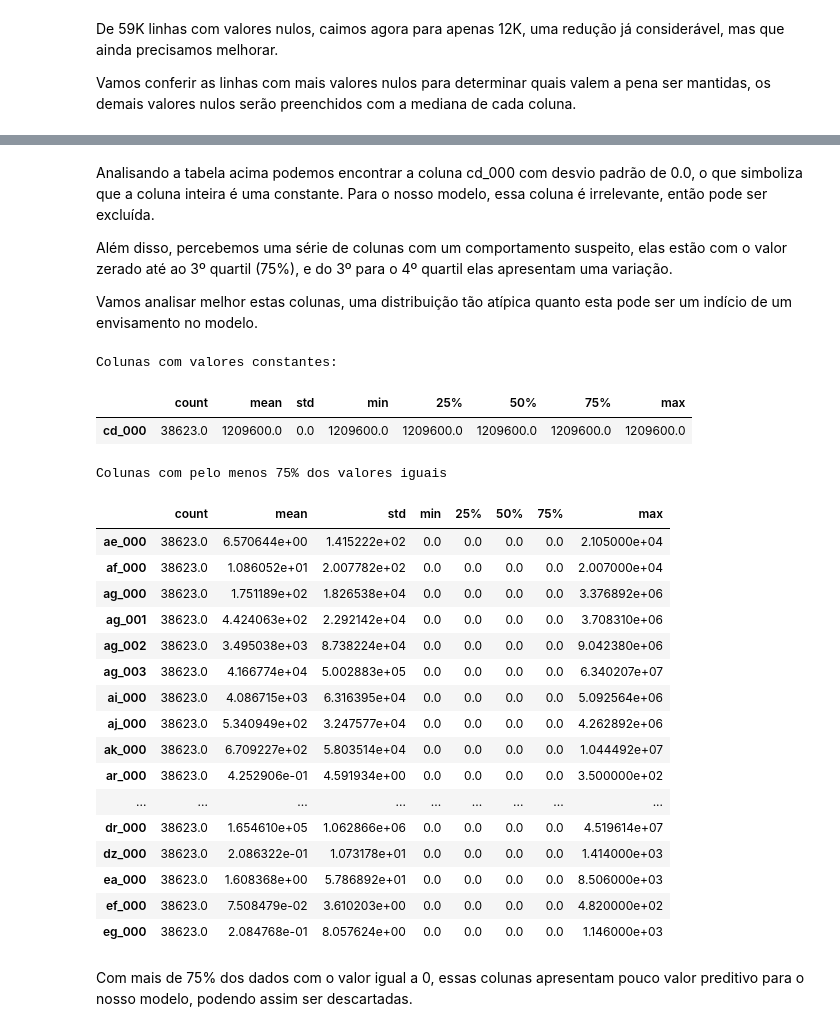
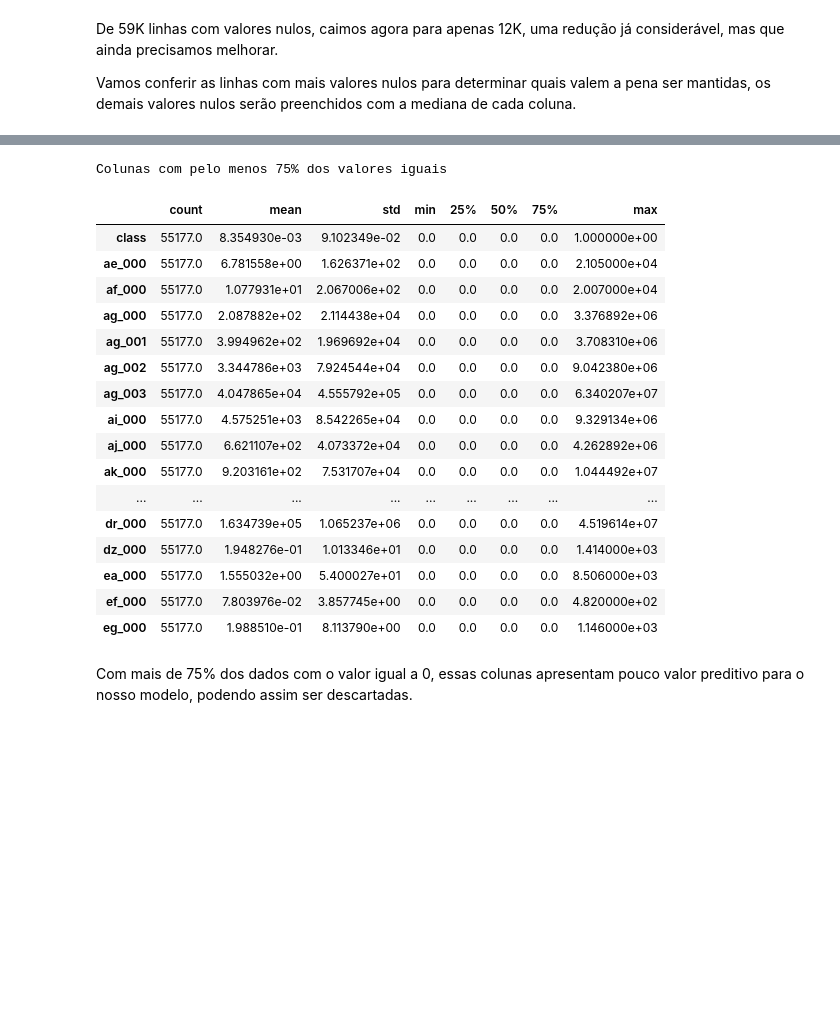
Before and after one commit to gasp37/manutencao-caminhoes, a Jupyter notebook: notebooks/projeto-manutencao-caminhoes.ipynb, the cells around one changed output, grey strips where cells are left out. Cells and saved outputs as stored; diff of their text form; code cells hidden in the pictures; blank space fills up the shorter version.

Commit message:
Modelos treinados

```diff
--- a/notebooks/projeto-manutencao-caminhoes.ipynb
+++ b/notebooks/projeto-manutencao-caminhoes.ipynb
@@ -227,6 +153,0 @@ X_previous_years_train, X_previous_years_validation, y_previous_years_train, y_p
-# %%
-imputer = SimpleImputer(missing_values=np.nan, strategy='median')
-imputer.fit(X_previous_years_train.iloc[:,:])
-X_previous_years_train.iloc[:,:] = imputer.transform(X_previous_years_train.iloc[:,:])
-
-df_previous_years_treated.head(15)
@@ -259,0 +161,2 @@ X_previous_years_validation = impute_missing_values(X_previous_years_validation)
+# %%
+df_previous_years_treated.iloc[:,1:] = impute_missing_values(df_previous_years_treated.iloc[:,1:])
@@ -272,39 +199,26 @@ X_previous_years_train.describe()
-# %% [markdown]
-Analisando a tabela acima podemos encontrar a coluna cd_000 com desvio padrão de 0.0, o que simboliza que a coluna inteira é uma constante. Para o nosso modelo, essa coluna é irrelevante, então pode ser excluída.
-
-Além disso, percebemos uma série de colunas com um comportamento suspeito, elas estão com o valor zerado até ao 3º quartil (75%), e do 3º para o 4º quartil elas apresentam uma variação.
-
-Vamos analisar melhor estas colunas, uma distribuição tão atípica quanto esta pode ser um indício de um envisamento no modelo.
 # %%
-columns_description = X_previous_years_train.describe().transpose()
-print('Colunas com valores constantes:')
-columns_description[columns_description['std']==0.0]
+columns_description = df_previous_years_treated.describe().transpose()
+print('Colunas com pelo menos 75% dos valores iguais')
+columns_description[columns_description['min']==columns_description['75%']]
 # %% [output]
-Colunas com valores constantes:
+Colunas com pelo menos 75% dos valores iguais
 |  | count | mean | std | min | 25% | 50% | 75% | max |
-| cd_000 | 38623.0 | 1209600.0 | 0.0 | 1209600.0 | 1209600.0 | 1209600.0 | 1209600.0 | 1209600.0 |
+| class | 55177.0 | 8.354930e-03 | 9.102349e-02 | 0.0 | 0.0 | 0.0 | 0.0 | 1.000000e+00 |
+| ae_000 | 55177.0 | 6.781558e+00 | 1.626371e+02 | 0.0 | 0.0 | 0.0 | 0.0 | 2.105000e+04 |
+| af_000 | 55177.0 | 1.077931e+01 | 2.067006e+02 | 0.0 | 0.0 | 0.0 | 0.0 | 2.007000e+04 |
+| ag_000 | 55177.0 | 2.087882e+02 | 2.114438e+04 | 0.0 | 0.0 | 0.0 | 0.0 | 3.376892e+06 |
+| ag_001 | 55177.0 | 3.994962e+02 | 1.969692e+04 | 0.0 | 0.0 | 0.0 | 0.0 | 3.708310e+06 |
+| ag_002 | 55177.0 | 3.344786e+03 | 7.924544e+04 | 0.0 | 0.0 | 0.0 | 0.0 | 9.042380e+06 |
+| ag_003 | 55177.0 | 4.047865e+04 | 4.555792e+05 | 0.0 | 0.0 | 0.0 | 0.0 | 6.340207e+07 |
+| ai_000 | 55177.0 | 4.575251e+03 | 8.542265e+04 | 0.0 | 0.0 | 0.0 | 0.0 | 9.329134e+06 |
+| aj_000 | 55177.0 | 6.621107e+02 | 4.073372e+04 | 0.0 | 0.0 | 0.0 | 0.0 | 4.262892e+06 |
+| ak_000 | 55177.0 | 9.203161e+02 | 7.531707e+04 | 0.0 | 0.0 | 0.0 | 0.0 | 1.044492e+07 |
+| ... | ... | ... | ... | ... | ... | ... | ... | ... |
+| dr_000 | 55177.0 | 1.634739e+05 | 1.065237e+06 | 0.0 | 0.0 | 0.0 | 0.0 | 4.519614e+07 |
+| dz_000 | 55177.0 | 1.948276e-01 | 1.013346e+01 | 0.0 | 0.0 | 0.0 | 0.0 | 1.414000e+03 |
+| ea_000 | 55177.0 | 1.555032e+00 | 5.400027e+01 | 0.0 | 0.0 | 0.0 | 0.0 | 8.506000e+03 |
+| ef_000 | 55177.0 | 7.803976e-02 | 3.857745e+00 | 0.0 | 0.0 | 0.0 | 0.0 | 4.820000e+02 |
+| eg_000 | 55177.0 | 1.988510e-01 | 8.113790e+00 | 0.0 | 0.0 | 0.0 | 0.0 | 1.146000e+03 |
-# %%
-print('Colunas com pelo menos 75% dos valores iguais')
-columns_description[columns_description['min']==columns_description['75%']]
-# %% [output]
-Colunas com pelo menos 75% dos valores iguais
-|  | count | mean | std | min | 25% | 50% | 75% | max |
-| ae_000 | 38623.0 | 6.570644e+00 | 1.415222e+02 | 0.0 | 0.0 | 0.0 | 0.0 | 2.105000e+04 |
-| af_000 | 38623.0 | 1.086052e+01 | 2.007782e+02 | 0.0 | 0.0 | 0.0 | 0.0 | 2.007000e+04 |
-| ag_000 | 38623.0 | 1.751189e+02 | 1.826538e+04 | 0.0 | 0.0 | 0.0 | 0.0 | 3.376892e+06 |
-| ag_001 | 38623.0 | 4.424063e+02 | 2.292142e+04 | 0.0 | 0.0 | 0.0 | 0.0 | 3.708310e+06 |
-| ag_002 | 38623.0 | 3.495038e+03 | 8.738224e+04 | 0.0 | 0.0 | 0.0 | 0.0 | 9.042380e+06 |
-| ag_003 | 38623.0 | 4.166774e+04 | 5.002883e+05 | 0.0 | 0.0 | 0.0 | 0.0 | 6.340207e+07 |
-| ai_000 | 38623.0 | 4.086715e+03 | 6.316395e+04 | 0.0 | 0.0 | 0.0 | 0.0 | 5.092564e+06 |
-| aj_000 | 38623.0 | 5.340949e+02 | 3.247577e+04 | 0.0 | 0.0 | 0.0 | 0.0 | 4.262892e+06 |
-| ak_000 | 38623.0 | 6.709227e+02 | 5.803514e+04 | 0.0 | 0.0 | 0.0 | 0.0 | 1.044492e+07 |
-| ar_000 | 38623.0 | 4.252906e-01 | 4.591934e+00 | 0.0 | 0.0 | 0.0 | 0.0 | 3.500000e+02 |
-| ... | ... | ... | ... | ... | ... | ... | ... | ... |
-| dr_000 | 38623.0 | 1.654610e+05 | 1.062866e+06 | 0.0 | 0.0 | 0.0 | 0.0 | 4.519614e+07 |
-| dz_000 | 38623.0 | 2.086322e-01 | 1.073178e+01 | 0.0 | 0.0 | 0.0 | 0.0 | 1.414000e+03 |
-| ea_000 | 38623.0 | 1.608368e+00 | 5.786892e+01 | 0.0 | 0.0 | 0.0 | 0.0 | 8.506000e+03 |
-| ef_000 | 38623.0 | 7.508479e-02 | 3.610203e+00 | 0.0 | 0.0 | 0.0 | 0.0 | 4.820000e+02 |
-| eg_000 | 38623.0 | 2.084768e-01 | 8.057624e+00 | 0.0 | 0.0 | 0.0 | 0.0 | 1.146000e+03 |
 # %% [markdown]
 Com mais de 75% dos dados com o valor igual a 0, essas colunas apresentam pouco valor preditivo para o nosso modelo, podendo assim ser descartadas.
 # %%
```
Also changed, not shown: parts of 51 cells of this notebook, 2 other files.
